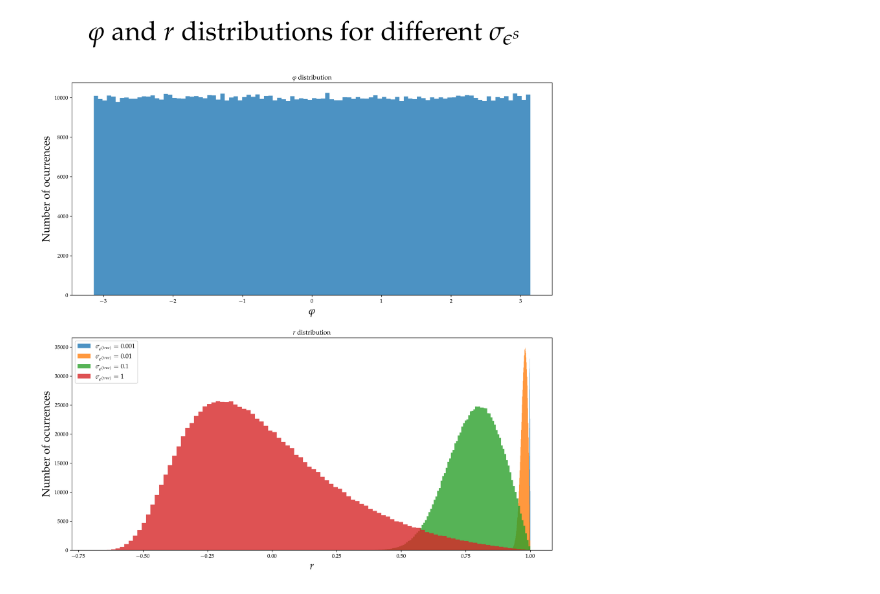
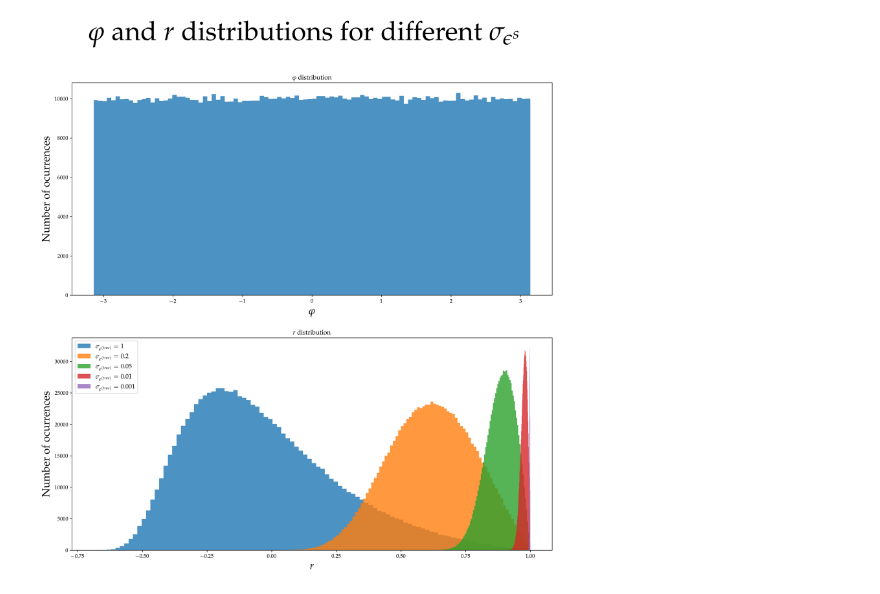
Before and after one commit to caioolivv/masters, a Jupyter notebook: CLMM/true_ellipticity.ipynb, the cells around one changed output. Saved outputs shown, nothing was run; the diff lists cells and outputs as text; code cells hidden in the pictures.

```diff
--- a/CLMM/true_ellipticity.ipynb
+++ b/CLMM/true_ellipticity.ipynb
@@ -50,32 +58,32 @@ e_2 = random.normal(0, 1, 1000000)
 e = np.sqrt(np.add(np.power(e_1,2), np.power(e_2,2)))
 
 theta = np.prod([np.arctan(np.divide(e_1, e_2)), 2])
 
 r = np.divide(np.subtract(1, e), np.add(1, e))
 
 fig, ax = plt.subplots(2, 1, figsize=(16, 16), dpi=300, facecolor="white")
 # fig.tight_layout()
 
 
 ax[0].hist(theta, bins=100, alpha=0.8)
 
-for s in [1e-3, 1e-2, 1e-1, 1]:
+for s in [1, 0.2, 0.05, 0.01, 0.001]:
     e_1 = random.normal(0, s, 1000000)
     e_2 = random.normal(0, s, 1000000)
     e = np.sqrt(np.add(np.power(e_1,2), np.power(e_2,2)))
     r = np.divide(np.subtract(1, e), np.add(1, e))
     ax[1].hist(r, bins=100, alpha=0.8, label=f'$\\sigma_{{\epsilon^{{(true)}}}} = {s}$')
 
 fig.suptitle(f"$\\varphi$ and $r$ distributions for different $\\sigma_{{\epsilon^s}}$", fontsize=50)
 
 ax[0].set_title(f"$\\varphi$ distribution")
 ax[1].set_title(f"$r$ distribution")
 ax[0].set_xlabel(f"$\\varphi$", fontsize=20)
 ax[1].set_xlabel(f"$r$", fontsize=20)
 ax[0].set_ylabel(f"Number of ocurrences", fontsize=20)
 ax[1].set_ylabel(f"Number of ocurrences", fontsize=20)
 ax[1].legend(fontsize=12)
 
 fig.savefig("Plots/True Var/true_var_dist.png")
 # %% [output]
-[figure, old version]
+[figure, new version]
```
Also changed, not shown: parts of 1 cell of this notebook, 30 other files.
